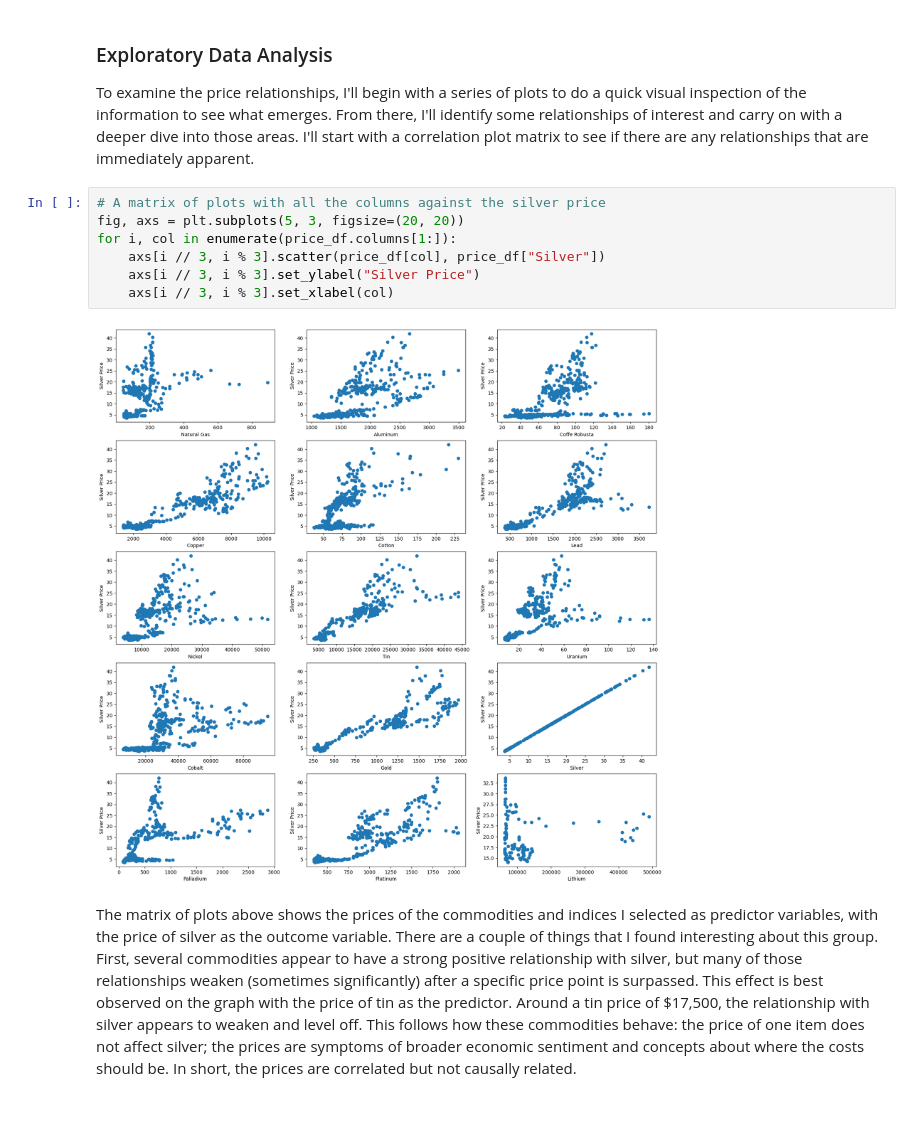
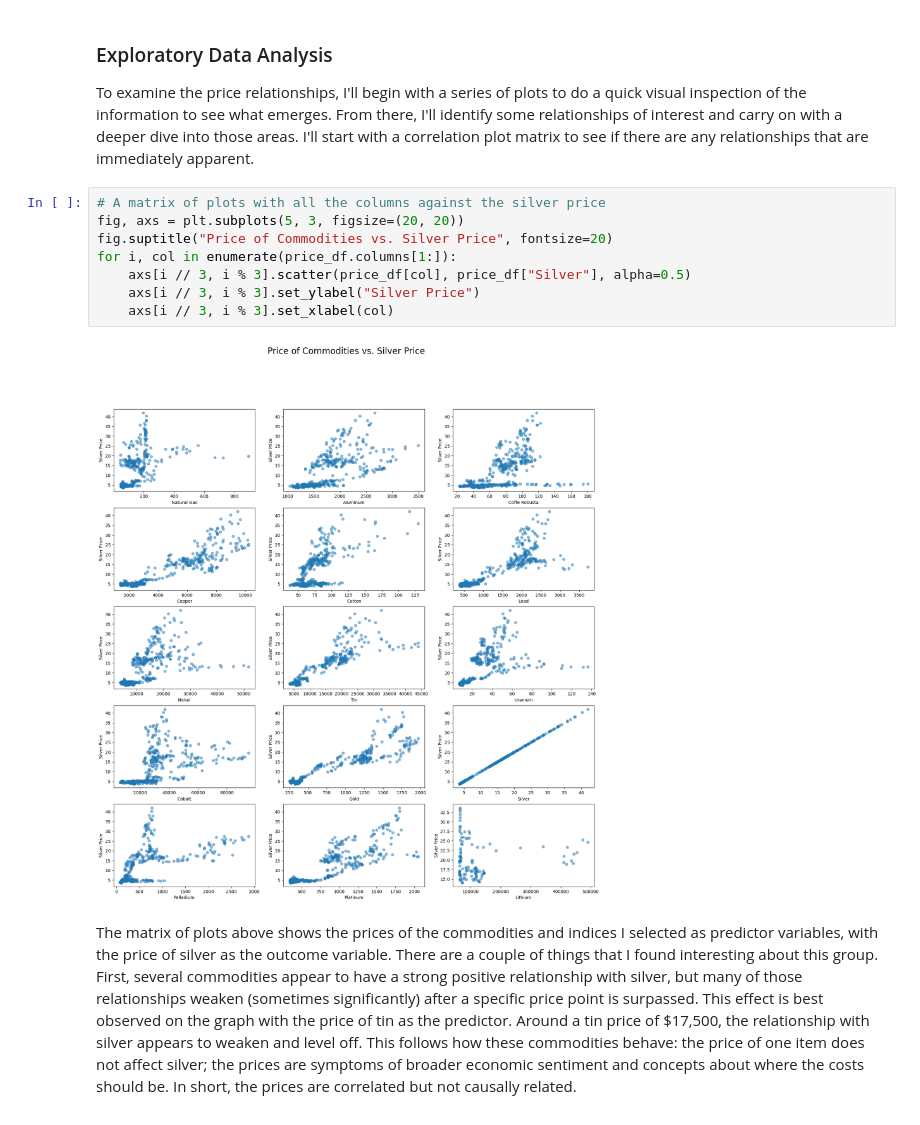
Before and after one commit to andrewkroening/precious-metal-price-analysis, a Jupyter notebook: 20_code/exploratory_analysis.ipynb, the cells around one changed output. Drawn from its saved outputs; the diff is of its cells as text.

Commit message:
Pushing revised graph for EDA

```diff
--- a/20_code/exploratory_analysis.ipynb
+++ b/20_code/exploratory_analysis.ipynb
@@ -154,12 +156,13 @@ To examine the price relationships, I'll begin with a series of plots to do a qu
 # %%
 # A matrix of plots with all the columns against the silver price
 fig, axs = plt.subplots(5, 3, figsize=(20, 20))
+fig.suptitle("Price of Commodities vs. Silver Price", fontsize=20)
 for i, col in enumerate(price_df.columns[1:]):
-    axs[i // 3, i % 3].scatter(price_df[col], price_df["Silver"])
+    axs[i // 3, i % 3].scatter(price_df[col], price_df["Silver"], alpha=0.5)
     axs[i // 3, i % 3].set_ylabel("Silver Price")
     axs[i // 3, i % 3].set_xlabel(col)
 # %% [output]
-[figure, old version]
+[figure, new version]
 # %% [markdown]
 The matrix of plots above shows the prices of the commodities and indices I selected as predictor variables, with the price of silver as the outcome variable. There are a couple of things that I found interesting about this group. First, several commodities appear to have a strong positive relationship with silver, but many of those relationships weaken (sometimes significantly) after a specific price point is surpassed. This effect is best observed on the graph with the price of tin as the predictor. Around a tin price of $17,500, the relationship with silver appears to weaken and level off. This follows how these commodities behave: the price of one item does not affect silver; the prices are symptoms of broader economic sentiment and concepts about where the costs should be. In short, the prices are correlated but not causally related.
 
```
Also changed, not shown: parts of 2 cells of this notebook.
